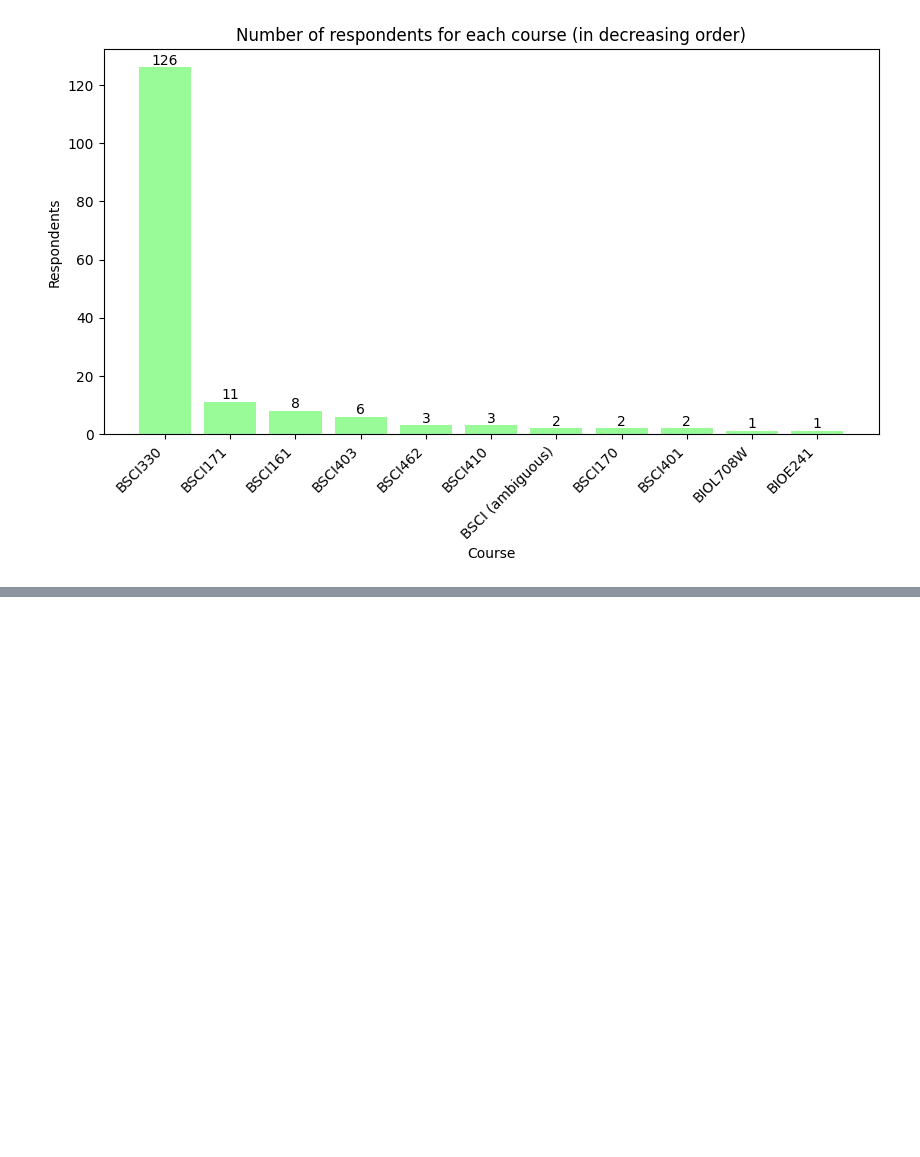
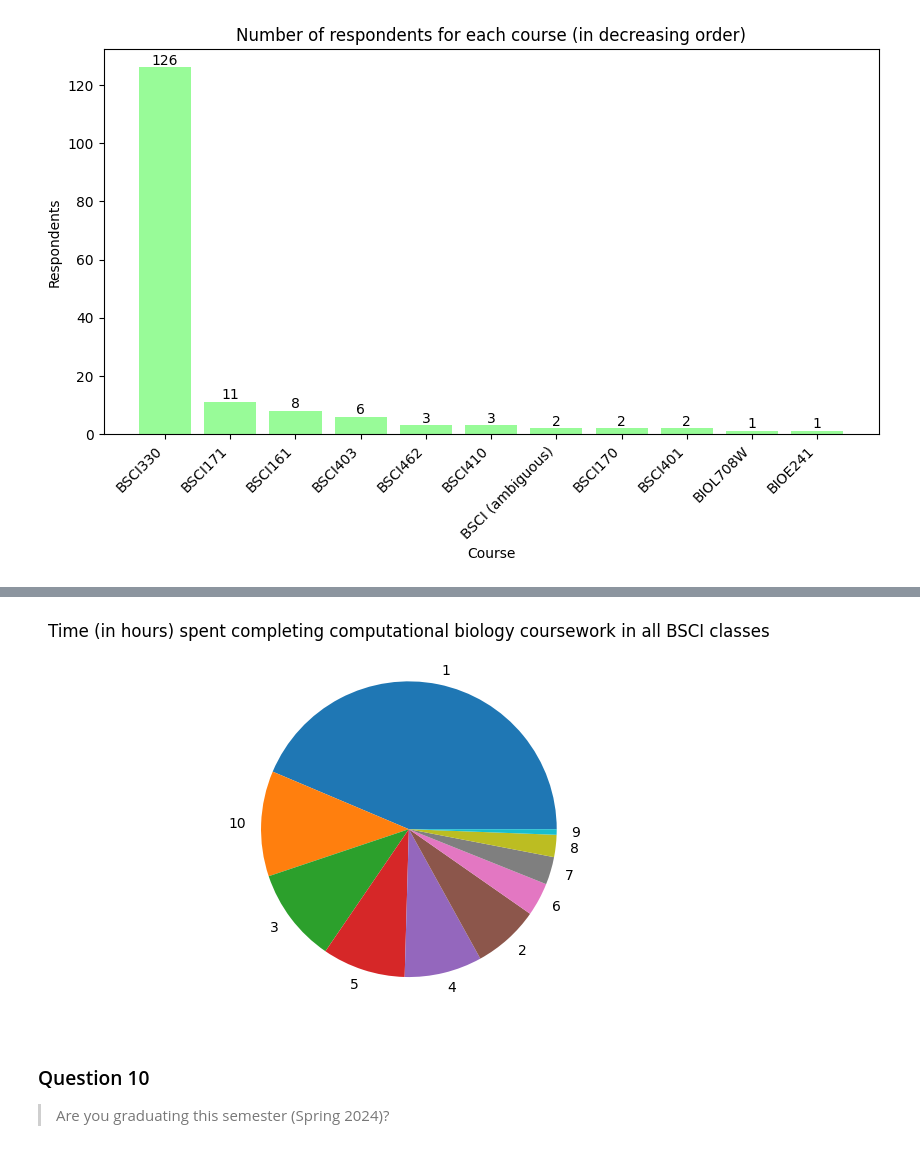
Before and after one commit to maxinehsu/summary-visualizations, a Jupyter notebook: viz.ipynb, the cells around one changed output, grey strips where cells are left out. Cells and saved outputs as stored; diff of their text form; code cells hidden in the pictures; blank space fills up the shorter version.

Commit message:
renamed column headers as question numbers, started data viz for Question 4

```diff
--- a/viz.ipynb
+++ b/viz.ipynb
@@ -29,3 +7,11 @@ df.insert(0, "ID", df.index, False)
+# %%
+df = pd.read_csv("student_responses.csv")
+
+# rename column headers as question numbers
+df.columns = ["timestamp", "q1", "q2", "q3", "q4", "q5", "q6", "q7", "q8", "q9", "q10", "q11", "q12", "q13", "q14"]
+
+# insert column for respondent ID
+df.insert(0, "ID", df.index, False)
 # %% [markdown]
 Each respondent's unique identifier is the corresponding row's index.
 # %% [markdown]
@@ -82,27 +70,27 @@ course_list = {"BSCI330": "Cell Biology and Physiology",
                "BIOE241": "Biocomputational Methods"}
 # %%
 # iterate through each response in "course" column and standardize course codes + resolve discrepancies
-for i in range(len(df["course"])):
-    subject = subject_pattern.search(df["course"][i]).group().upper() if subject_pattern.search(df["course"][i]) else ""
-    number = number_pattern.search(df["course"][i]).group().upper() if number_pattern.search(df["course"][i]) else ""
+for i in range(len(df["q1"])):
+    subject = subject_pattern.search(df["q1"][i]).group().upper() if subject_pattern.search(df["q1"][i]) else ""
+    number = number_pattern.search(df["q1"][i]).group().upper() if number_pattern.search(df["q1"][i]) else ""
 
     # standardize course code (e.g., biol708w -> BIOL708W) and resolve discrepancies
     if len(number) == 0:    # only "BSCI" -- i.e., ambiguous course code
-        df.at[i, "course"] = subject + " (ambiguous)"
+        df.at[i, "q1"] = subject + " (ambiguous)"
     else:
-        df.at[i, "course"] = subject + number
+        df.at[i, "q1"] = subject + number
 
         # needs to be modified based on Levenshtein distance
-        if df["course"][i] not in course_list:
-            minimum = len(df["course"][i])
+        if df["q1"][i] not in course_list:
+            minimum = len(df["q1"][i])
 
             # find key with smallest Levenshtein distance from course code
             for key in course_list:
-                dist = levenshtein(key, df["course"][i])
+                dist = levenshtein(key, df["q1"][i])
 
                 if dist < minimum:  # first minimum (in case of tie) selected
                     minimum = dist
-                    df.at[i, "course"] = key
+                    df.at[i, "q1"] = key
 # %% [markdown]
 Generate bar chart of course data:
 # %%
@@ -128,0 +120,13 @@ plt.show()
+# %%
+q4_counts = df["q4"].value_counts()
+q4_times = q4_counts.index.tolist()
+
+plt.pie(q4_counts, labels=q4_times)
+plt.title("Time (in hours) spent completing computational biology coursework in all BSCI classes")
+
+plt.show()
+# %% [output]
+[figure, added]
+# %% [markdown]
+### Question 10
+> Are you graduating this semester (Spring 2024)?
```
Also changed, not shown: parts of 5 cells of this notebook.
